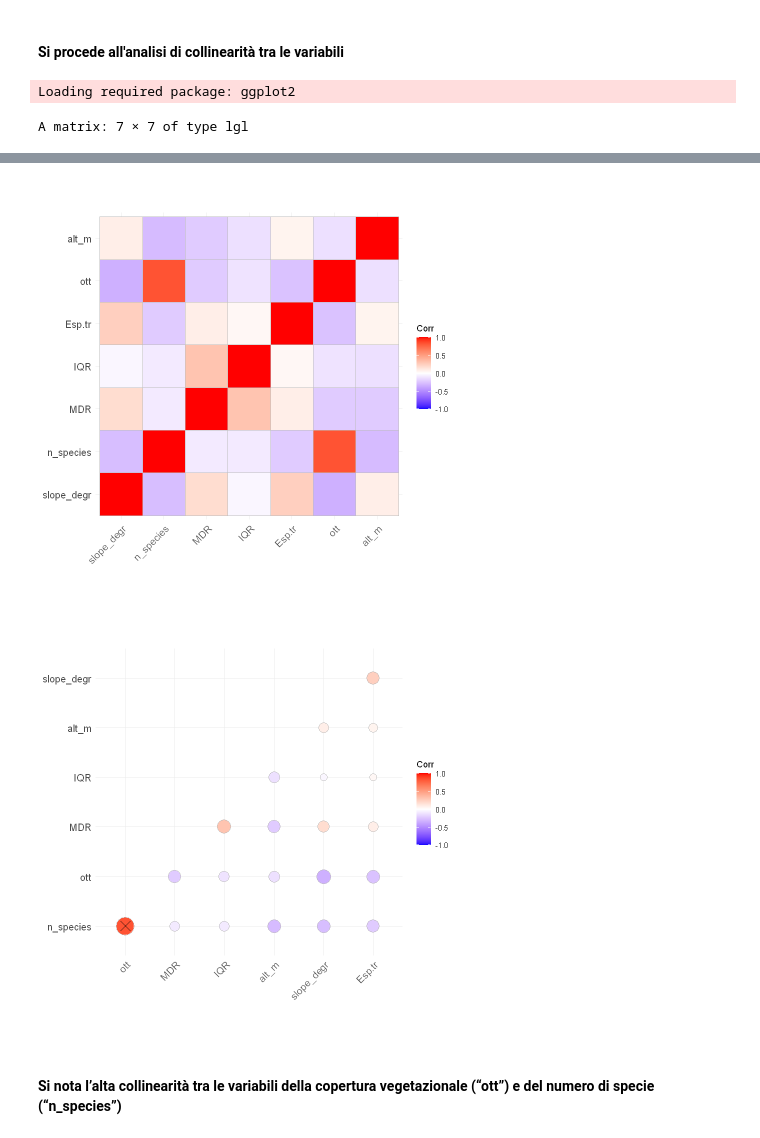
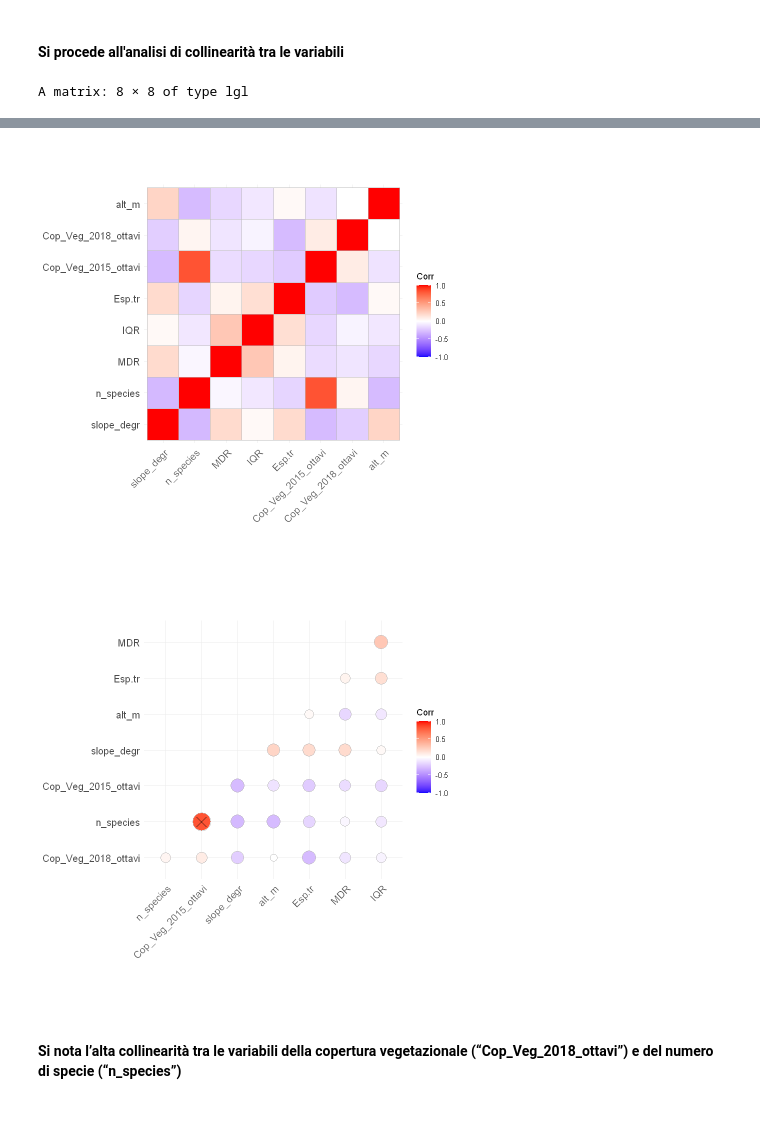
Before and after one commit to GabyOM/Chionomys-nivalis-analysis, a Jupyter notebook: 9. Calcolo MDR, IQR, Esp_tr, Analisi outlier e Analisi Collinearità.ipynb, the cells around one changed output, grey strips where cells are left out. Cells and saved outputs as stored; diff of their text form; code cells hidden in the pictures.

```diff
--- a/9. Calcolo MDR, IQR, Esp_tr, Analisi outlier e Analisi Collinearità.ipynb
+++ b/9. Calcolo MDR, IQR, Esp_tr, Analisi outlier e Analisi Collinearità.ipynb
@@ -39,9 +39,6 @@ A data.frame: 6 × 13
 # %%
 ##### Salviamo il nuovo dataframe
 write.csv2(siteCovs,"Dati-preparazione-modello/Dati-cov-mdr-iqr.csv", row.names = FALSE)
-# %%
-#### si può procedere a fare l'analisi esplorativa sul dataset siteCovs e standardizzare ottavi_veg (vedi la funzione 'scale')
-siteCovs$ott <- scale(siteCovs$Cop_Veg_2015_ottavi)
 # %% [markdown]
 #### Si procede all'outlier detection
 # %%
@@ -74,7 +72,7 @@ boxplot(siteCovs$ott, xlab="ott")
 # %%
 # collinearità
 library(ggcorrplot)
-cor.matrix <- cor(na.omit(siteCovs[,c("slope_degr","n_species","MDR","IQR","Esp.tr","ott","alt_m")]))
+cor.matrix <- cor(na.omit(siteCovs[,c("slope_degr","n_species","MDR","IQR","Esp.tr","Cop_Veg_2015_ottavi","Cop_Veg_2018_ottavi","alt_m")]))
 ggcorrplot(cor.matrix)
 p.mat <- (cor.matrix > 0.7)
 p.mat
@@ -83,5 +81,4 @@ ggcorrplot(cor.matrix,
            type = "lower", p.mat = p.mat
 )
 # %% [output]
-Loading required package: ggplot2
+A matrix: 8 × 8 of type lgl
-A matrix: 7 × 7 of type lgl
@@ -96,4 +94,4 @@ A matrix: 7 × 7 of type lgl
-[figure, old version]
+[figure, new version]
-[figure, old version]
+[figure, new version]
 # %% [markdown]
-#### Si nota l’alta collinearità tra le variabili della copertura vegetazionale (“ott”) e del numero di specie (“n_species”)
+#### Si nota l’alta collinearità tra le variabili della copertura vegetazionale (“Cop_Veg_2018_ottavi”) e del numero di specie (“n_species”)
```
Also changed, not shown: parts of 2 cells of this notebook, 2 other files.
